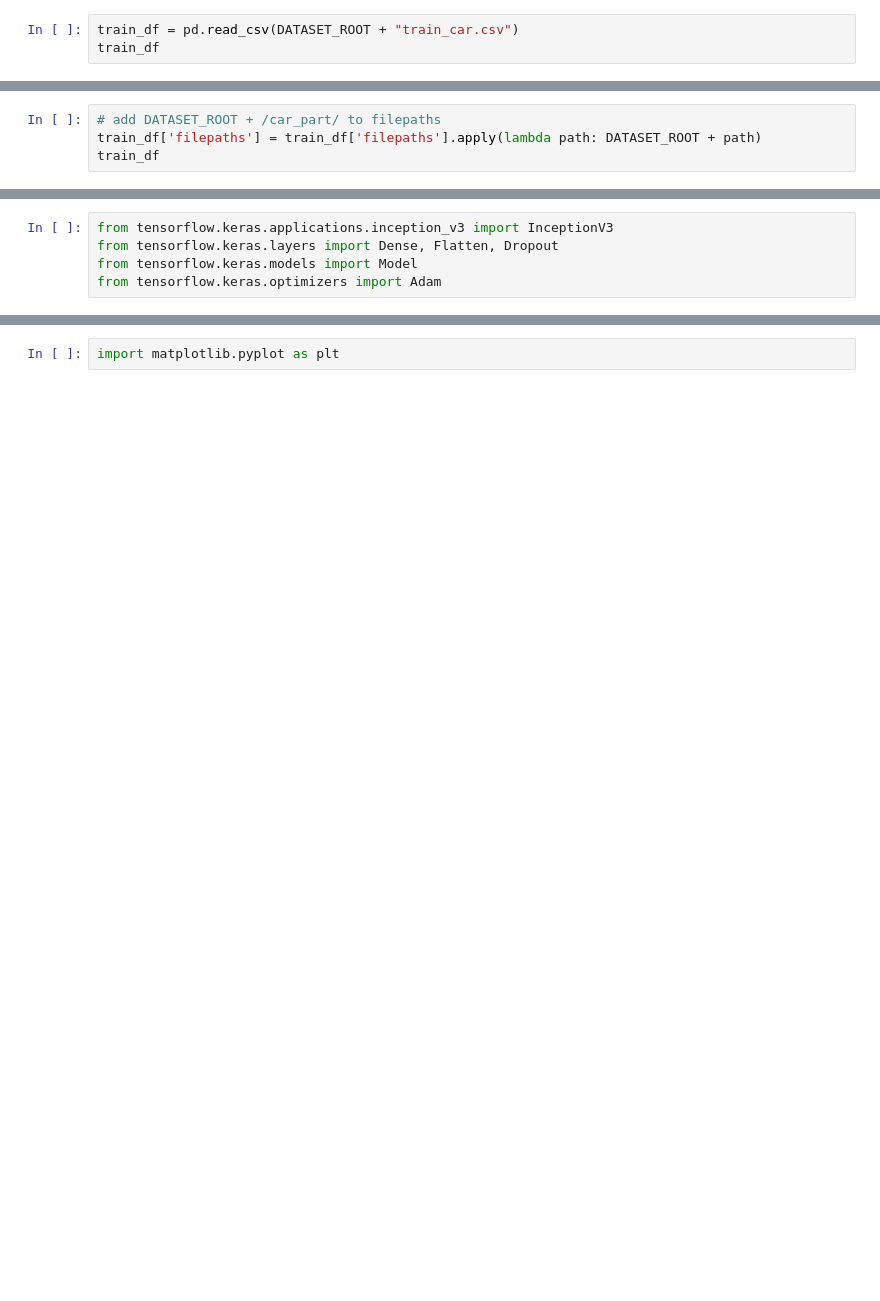
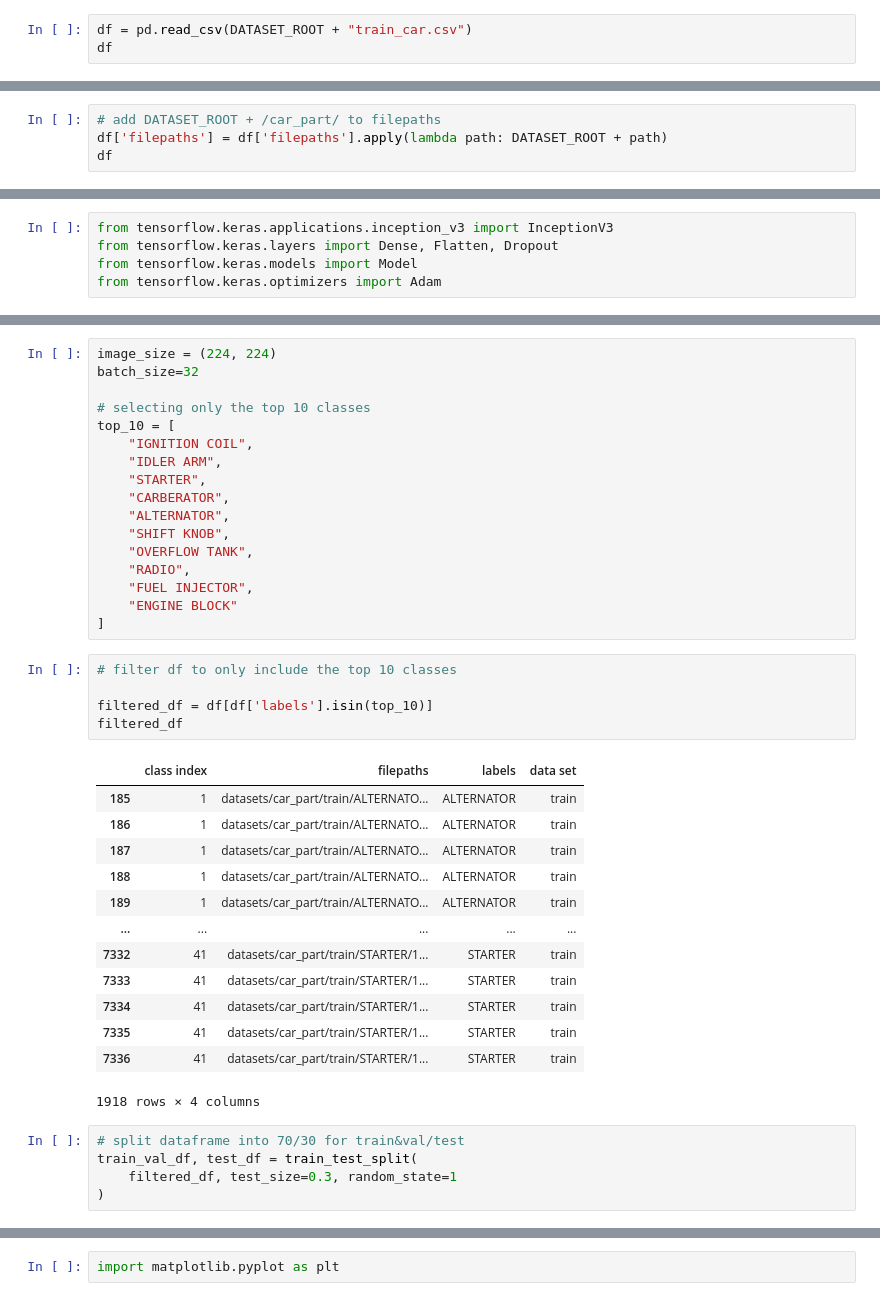
Before and after one commit to desracto/csci316-proj2, a Jupyter notebook: car-part.ipynb, the cells around one changed output, grey strips where cells are left out. Saved outputs shown, nothing was run; the diff lists cells and outputs as text; blank space fills up the shorter version.

```diff
--- a/car-part.ipynb
+++ b/car-part.ipynb
@@ -25,8 +25,8 @@ except ImportError:
 # %% [markdown]
 ## Loading Data
 # %%
-train_df = pd.read_csv(DATASET_ROOT + "train_car.csv")
-train_df
+df = pd.read_csv(DATASET_ROOT + "train_car.csv")
+df
 # %% [output]
 |  | class index | filepaths | labels | data set |
 | 0 | 0 | train/AIR COMPRESSOR/001.jpg | AIR COMPRESSOR | train |
@@ -43,8 +43,8 @@ train_df
 8739 rows × 4 columns
 # %%
 # add DATASET_ROOT + /car_part/ to filepaths
-train_df['filepaths'] = train_df['filepaths'].apply(lambda path: DATASET_ROOT + path)
-train_df
+df['filepaths'] = df['filepaths'].apply(lambda path: DATASET_ROOT + path)
+df
 # %% [output]
 |  | class index | filepaths | labels | data set |
 | 0 | 0 | datasets/car_part/train/AIR COMPR... | AIR COMPRESSOR | train |
@@ -508,0 +414,41 @@ Found 250 images belonging to 50 classes.
+# %%
+image_size = (224, 224)
+batch_size=32
+
+# selecting only the top 10 classes
+top_10 = [
+    "IGNITION COIL",
+    "IDLER ARM",
+    "STARTER",
+    "CARBERATOR",
+    "ALTERNATOR",
+    "SHIFT KNOB",
+    "OVERFLOW TANK",
+    "RADIO",
+    "FUEL INJECTOR",
+    "ENGINE BLOCK"
+]
+# %%
+# filter df to only include the top 10 classes
+
+filtered_df = df[df['labels'].isin(top_10)]
+filtered_df
+# %% [output]
+|  | class index | filepaths | labels | data set |
+| 185 | 1 | datasets/car_part/train/ALTERNATO... | ALTERNATOR | train |
+| 186 | 1 | datasets/car_part/train/ALTERNATO... | ALTERNATOR | train |
+| 187 | 1 | datasets/car_part/train/ALTERNATO... | ALTERNATOR | train |
+| 188 | 1 | datasets/car_part/train/ALTERNATO... | ALTERNATOR | train |
+| 189 | 1 | datasets/car_part/train/ALTERNATO... | ALTERNATOR | train |
+| ... | ... | ... | ... | ... |
+| 7332 | 41 | datasets/car_part/train/STARTER/1... | STARTER | train |
+| 7333 | 41 | datasets/car_part/train/STARTER/1... | STARTER | train |
+| 7334 | 41 | datasets/car_part/train/STARTER/1... | STARTER | train |
+| 7335 | 41 | datasets/car_part/train/STARTER/1... | STARTER | train |
+| 7336 | 41 | datasets/car_part/train/STARTER/1... | STARTER | train |
+1918 rows × 4 columns
+# %%
+# split dataframe into 70/30 for train&val/test
+train_val_df, test_df = train_test_split(
+    filtered_df, test_size=0.3, random_state=1
+)
```
Also changed, not shown: parts of 70 cells of this notebook, 12 other files.
